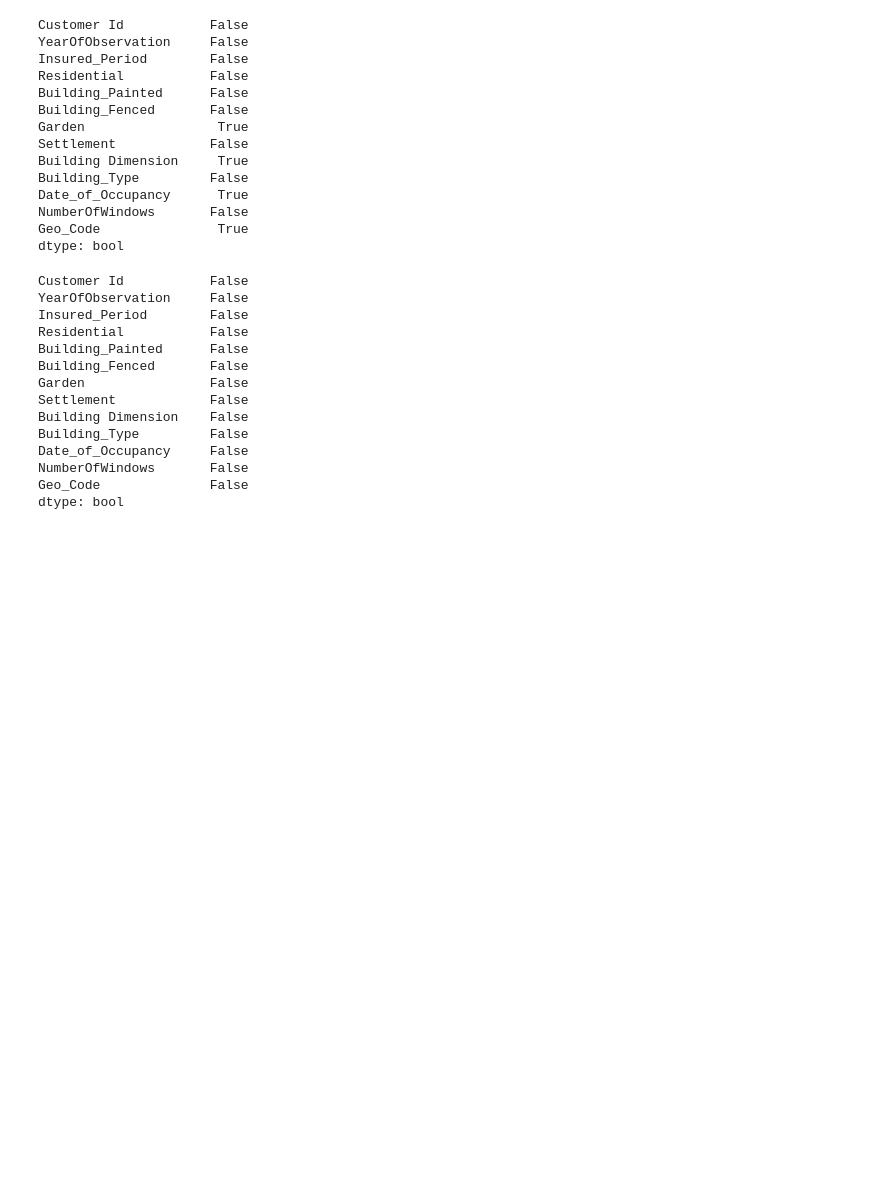
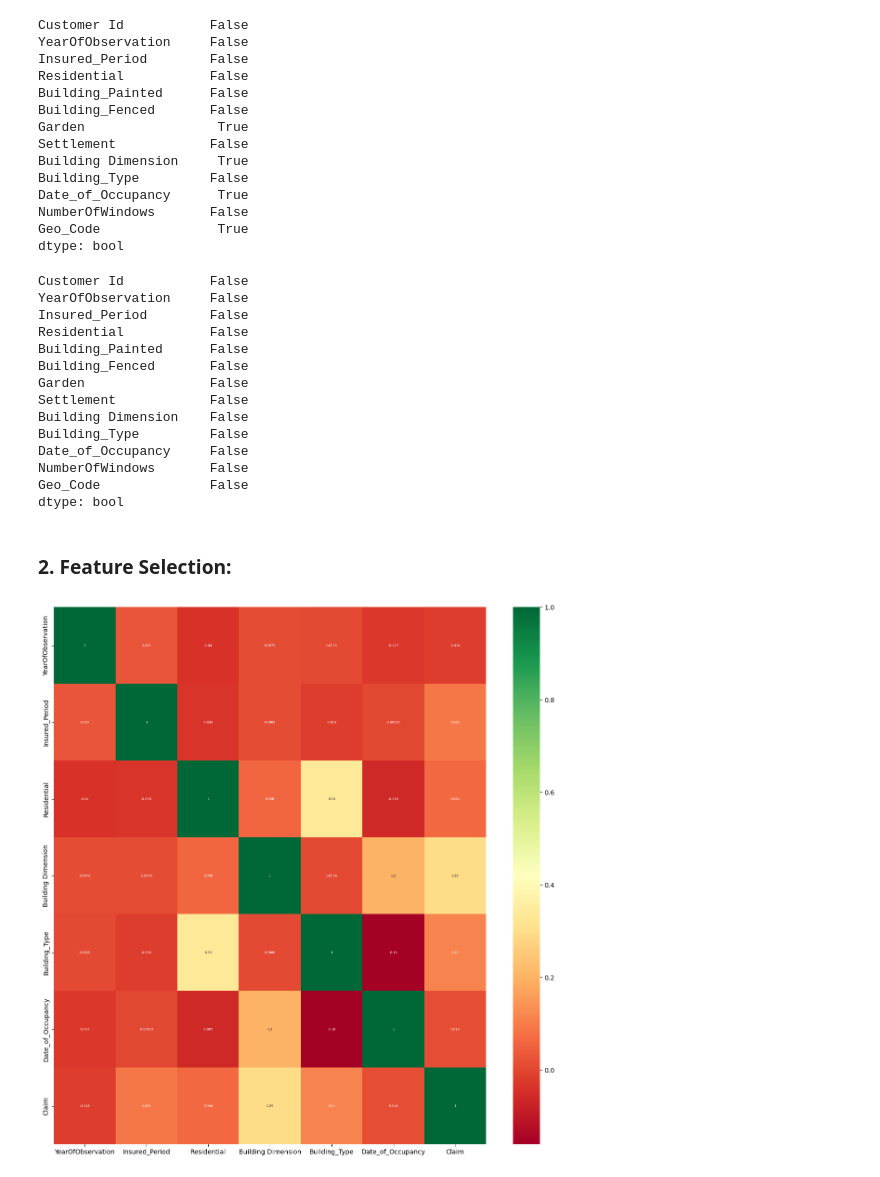
Before and after one commit to umasongo/ML-Assignment-2, a Jupyter notebook: Predictive Modeling for Insurance Claims.ipynb, the cells around one changed output. Cells and saved outputs as stored; diff of their text form; code cells hidden in the pictures; blank space fills up the shorter version.

```diff
--- a/Predictive Modeling for Insurance Claims.ipynb
+++ b/Predictive Modeling for Insurance Claims.ipynb
@@ -169,3 +185,15 @@ Date_of_Occupancy     False
 NumberOfWindows       False
 Geo_Code              False
 dtype: bool
+# %% [markdown]
+### 2. Feature Selection:
+# %%
+import matplotlib.pyplot as plt
+import seaborn as sns
+
+# heatmap to identify which features are most related to the target variable
+plt.figure(figsize=(15, 15))
+sns.heatmap(train_data.corr(), annot=True, cmap="RdYlGn", annot_kws={"size":5})
+plt.show()
+# %% [output]
+[figure, added]
```
Also changed, not shown: parts of 3 cells of this notebook, 1 other file.
